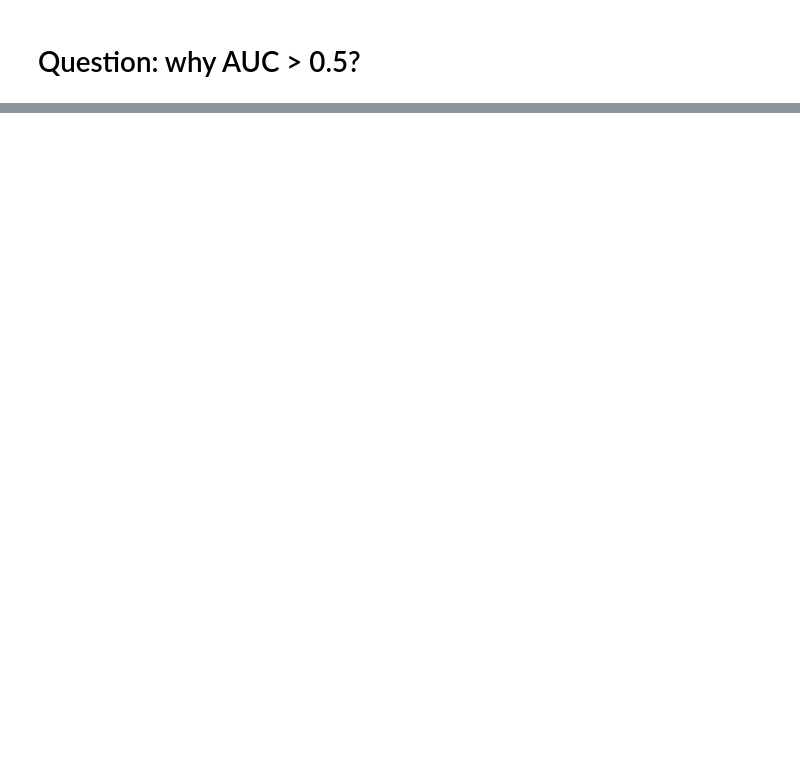
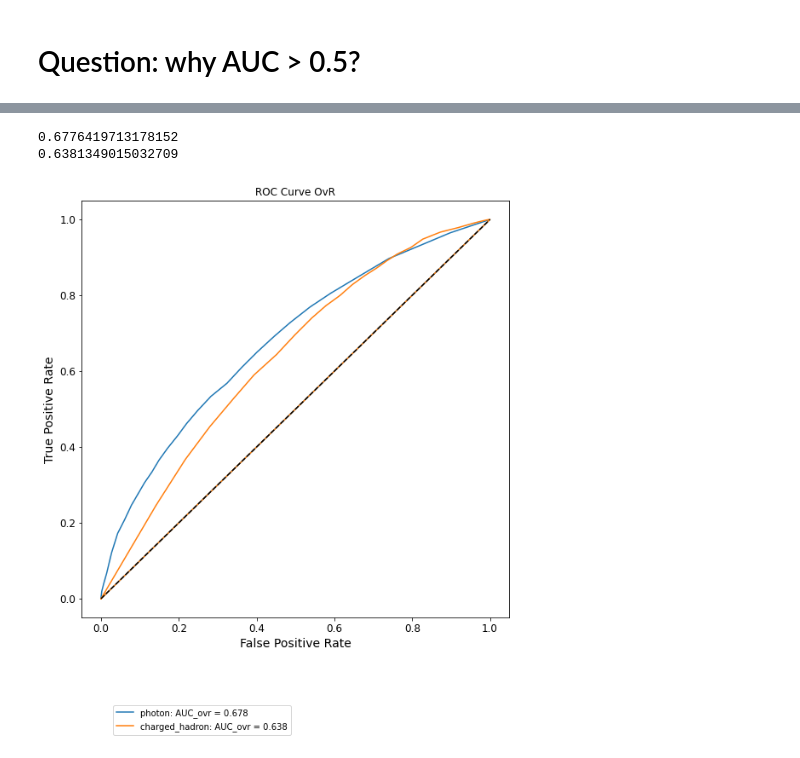
Before and after one commit to JavierZhao/semi-supervised-tests, a Jupyter notebook: Jupyter/ssl_tests_train_model.ipynb, the cells around one changed output, grey strips where cells are left out. Cells and saved outputs as stored; diff of their text form; code cells hidden in the pictures; blank space fills up the shorter version.

Commit message:
updated ssl_tests

```diff
--- a/Jupyter/ssl_tests_train_model.ipynb
+++ b/Jupyter/ssl_tests_train_model.ipynb
@@ -32,7 +32,7 @@ mpl.rc('xtick', labelsize=12)
 mpl.rc('ytick', labelsize=12)
 # %%
 root = "/ssl-jet-vol/semi-supervised-tests/Jupyter"
-dataset = JetNetGraph(root, max_jets=3_000, n_files=1)
+dataset = JetNetGraph(root, max_jets=2_000, n_files=1)
 
 class UniMP(torch.nn.Module):
     def __init__(self, in_channels, num_classes, hidden_channels, num_layers, heads, dropout=0.3):
@@ -208,3 +279,11 @@ roc_auc_ovr = plot_overlayed_roc_curve(classes, data.y[test_mask], out_norm[test
+# %%
+classes = [2, 3]
+class_labels = ["photon", "charged_hadron"]
+roc_auc_ovr = plot_overlayed_roc_curve(classes, data.y[test_mask], out_norm[test_mask][:, classes], class_labels, ncol=1)
+# %% [output]
+0.6776419713178152
+0.6381349015032709
+[figure, added]
 # %%
 import seaborn as sns
 from scipy import stats
```
Also changed, not shown: parts of 21 cells of this notebook.
